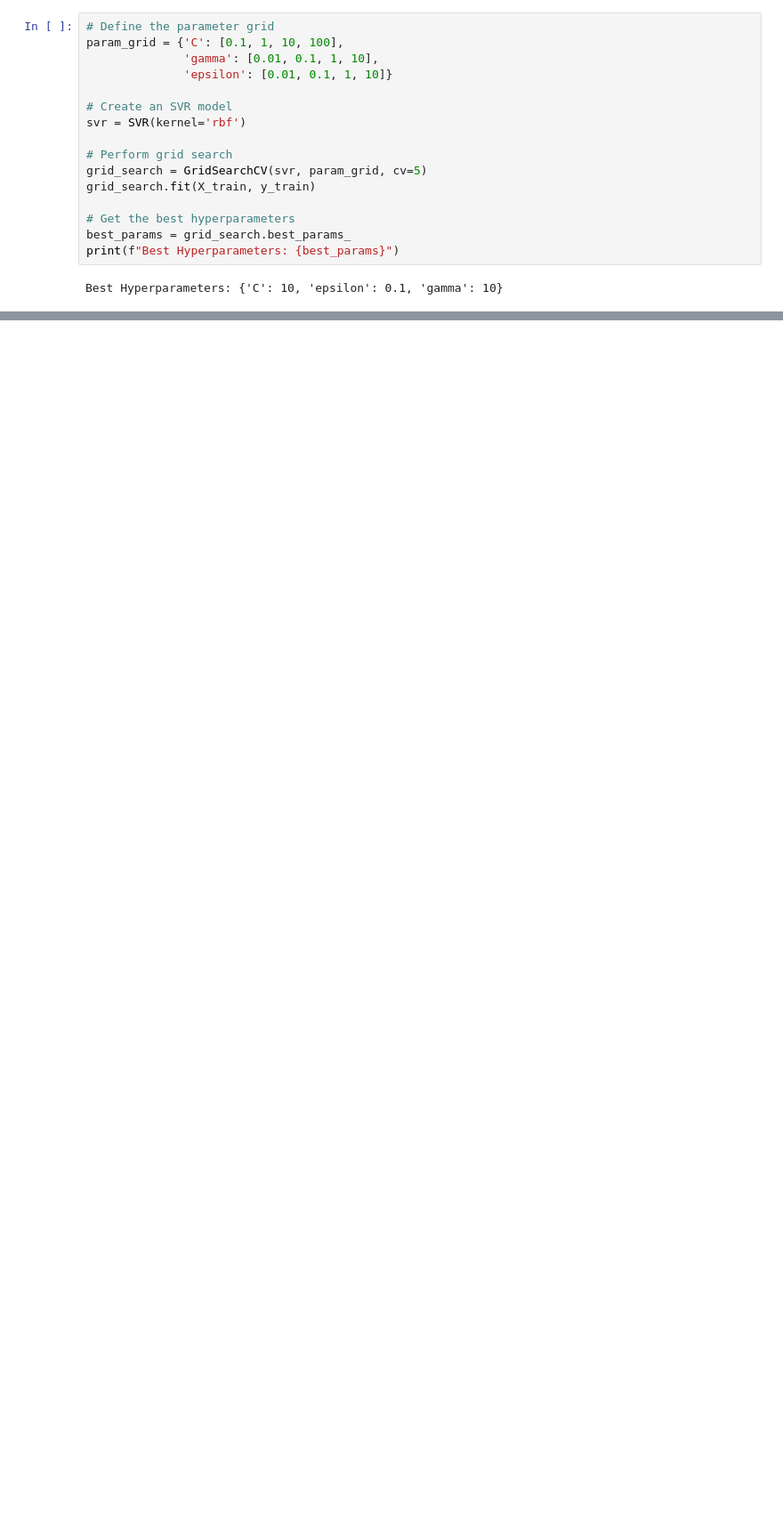
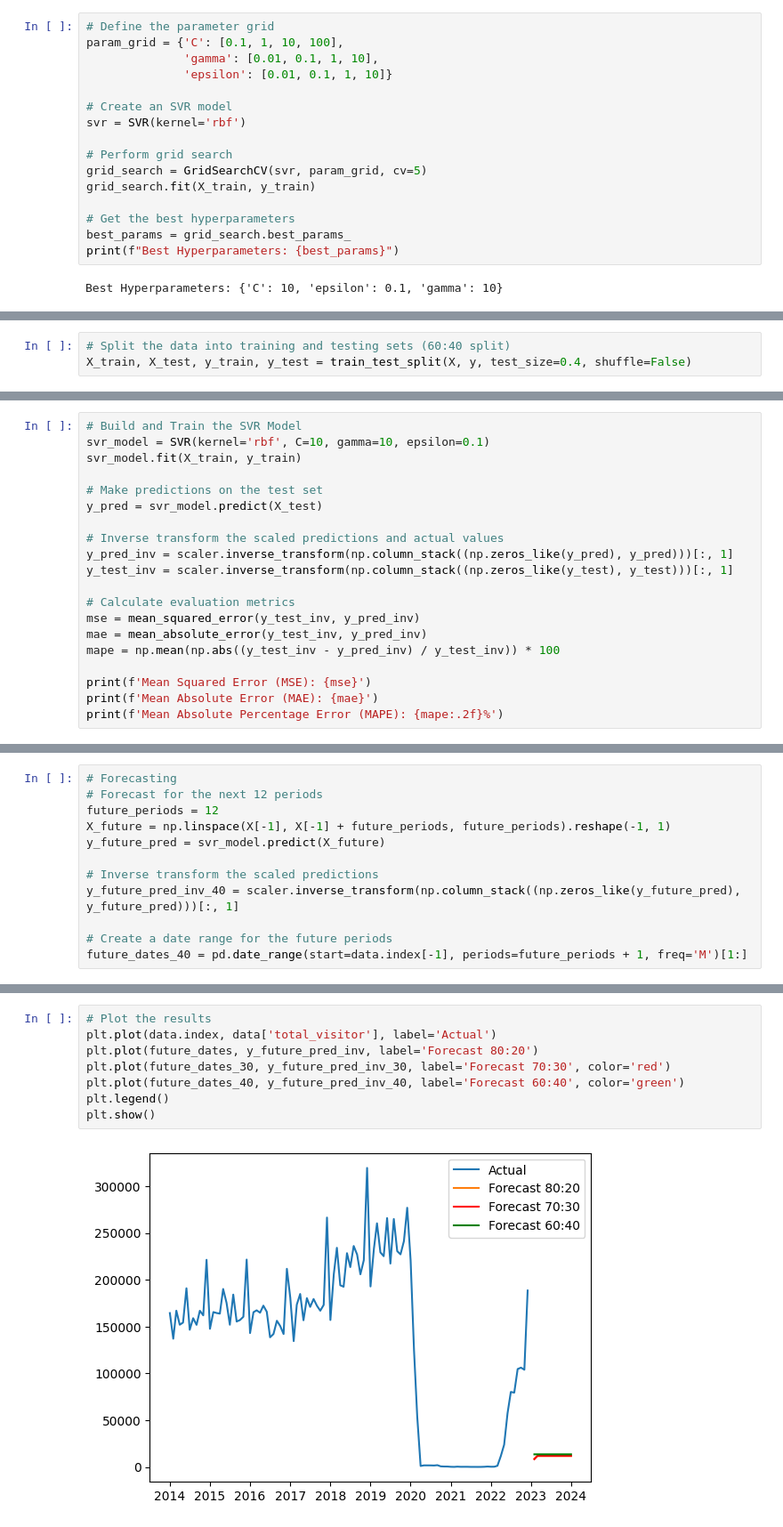
Before and after one commit to CallMePo/Final-Project---PMA, a Jupyter notebook: SVR.ipynb, the cells around one changed output, grey strips where cells are left out. Shown: that part at 89% size. Drawn from its saved outputs; the diff is of its cells as text; blank space fills up the shorter version.

```diff
--- a/SVR.ipynb
+++ b/SVR.ipynb
@@ -92,0 +146,3 @@ plt.show()
+# %%
+# Split the data into training and testing sets (60:40 split)
+X_train, X_test, y_train, y_test = train_test_split(X, y, test_size=0.4, shuffle=False)
@@ -92,0 +167,20 @@ plt.show()
+# %%
+# Build and Train the SVR Model
+svr_model = SVR(kernel='rbf', C=10, gamma=10, epsilon=0.1)
+svr_model.fit(X_train, y_train)
+
+# Make predictions on the test set
+y_pred = svr_model.predict(X_test)
+
+# Inverse transform the scaled predictions and actual values
+y_pred_inv = scaler.inverse_transform(np.column_stack((np.zeros_like(y_pred), y_pred)))[:, 1]
+y_test_inv = scaler.inverse_transform(np.column_stack((np.zeros_like(y_test), y_test)))[:, 1]
+
+# Calculate evaluation metrics
+mse = mean_squared_error(y_test_inv, y_pred_inv)
+mae = mean_absolute_error(y_test_inv, y_pred_inv)
+mape = np.mean(np.abs((y_test_inv - y_pred_inv) / y_test_inv)) * 100
+
+print(f'Mean Squared Error (MSE): {mse}')
+print(f'Mean Absolute Error (MAE): {mae}')
+print(f'Mean Absolute Percentage Error (MAPE): {mape:.2f}%')
@@ -92,0 +191,12 @@ plt.show()
+# %%
+# Forecasting
+# Forecast for the next 12 periods
+future_periods = 12
+X_future = np.linspace(X[-1], X[-1] + future_periods, future_periods).reshape(-1, 1)
+y_future_pred = svr_model.predict(X_future)
+
+# Inverse transform the scaled predictions
+y_future_pred_inv_40 = scaler.inverse_transform(np.column_stack((np.zeros_like(y_future_pred), y_future_pred)))[:, 1]
+
+# Create a date range for the future periods
+future_dates_40 = pd.date_range(start=data.index[-1], periods=future_periods + 1, freq='M')[1:]
@@ -92,0 +205,10 @@ plt.show()
+# %%
+# Plot the results
+plt.plot(data.index, data['total_visitor'], label='Actual')
+plt.plot(future_dates, y_future_pred_inv, label='Forecast 80:20')
+plt.plot(future_dates_30, y_future_pred_inv_30, label='Forecast 70:30', color='red')
+plt.plot(future_dates_40, y_future_pred_inv_40, label='Forecast 60:40', color='green')
+plt.legend()
+plt.show()
+# %% [output]
+[figure, added]
```
Also changed, not shown: parts of 14 cells of this notebook, 1 other file.
